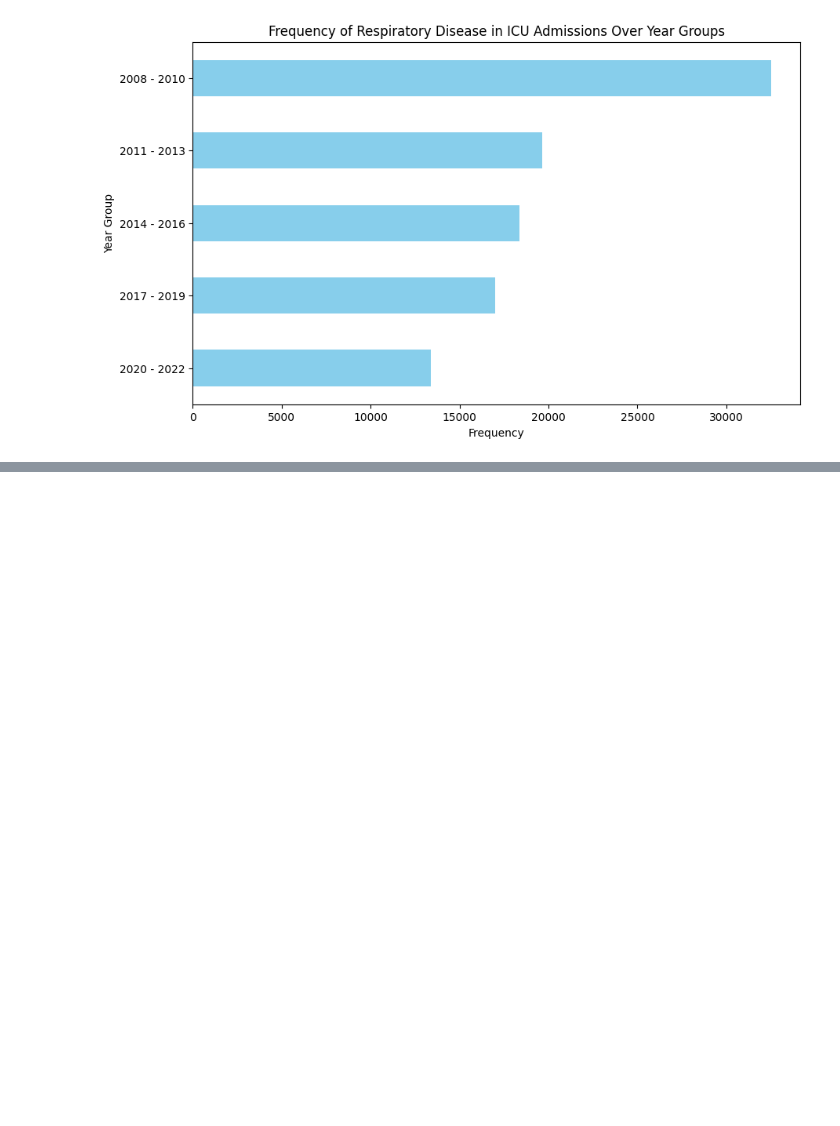
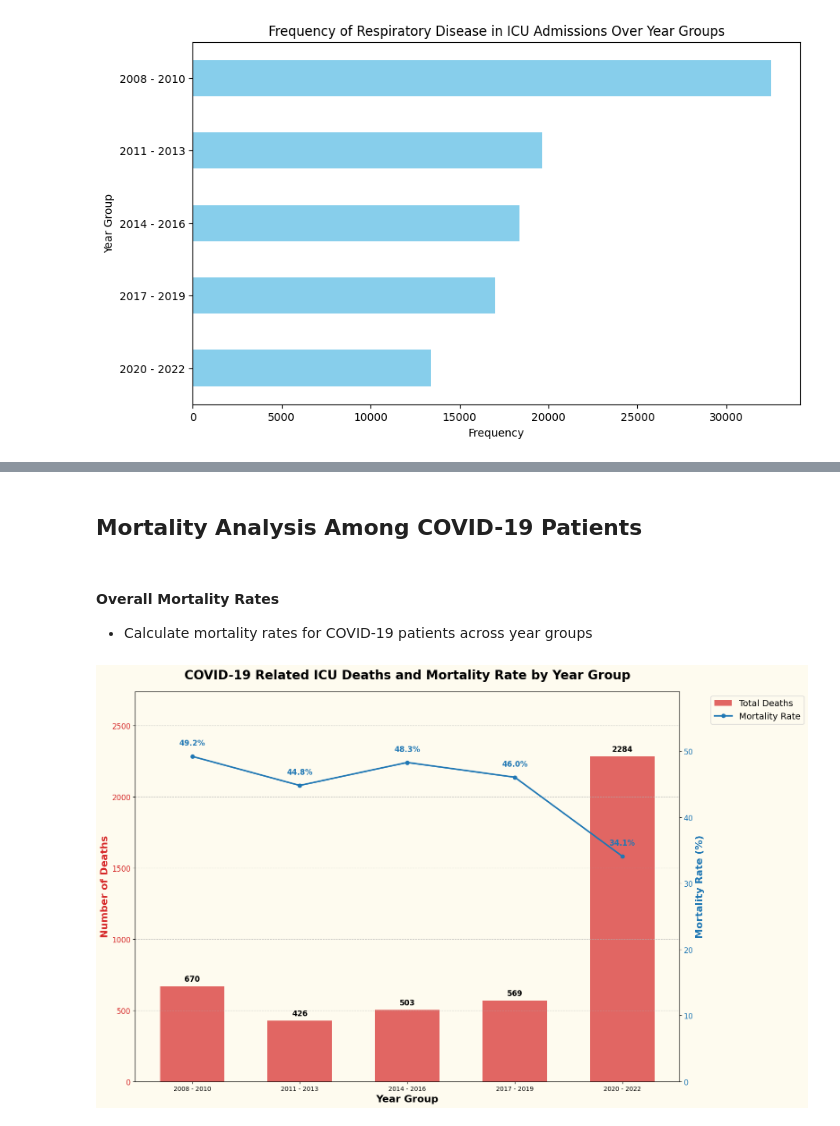
Before and after one commit to JewelsHovan/Milestone-I, a Jupyter notebook: src/Covid_Analysis.ipynb, the cells around one changed output, grey strips where cells are left out. Cells and saved outputs as stored; diff of their text form; code cells hidden in the pictures; blank space fills up the shorter version.

```diff
--- a/src/Covid_Analysis.ipynb
+++ b/src/Covid_Analysis.ipynb
@@ -418,0 +238,79 @@ prescriptions_table
+# %% [markdown]
+## Mortality Analysis Among COVID-19 Patients
+# %% [markdown]
+#### Overall Mortality Rates
+
+- Calculate mortality rates for COVID-19 patients across year groups
+# %%
+def plot_mortality_by_year_group(covid_diagnoses):
+    """
+    Plot the number of COVID-19 related ICU deaths and mortality rate by year group.
+
+    Parameters:
+    covid_diagnoses (pd.DataFrame): DataFrame containing COVID-19 related diagnoses with 'anchor_year_group' and 'is_dead' columns.
+    """
+    # Group by anchor_year_group and calculate total deaths and mortality rate
+    mortality_data = covid_diagnoses.groupby('anchor_year_group').agg({
+        'is_dead': ['count', 'sum']
+    })
+
+    mortality_data.columns = ['total_patients', 'deaths']
+    mortality_data['mortality_rate'] = mortality_data['deaths'] / mortality_data['total_patients'] * 100
+
+    # Sort the year groups in chronological order
+    mortality_data = mortality_data.sort_index(key=lambda x: x.str.split(' - ').str[0].astype(int))
+
+    # Plotting
+    fig, ax1 = plt.subplots(figsize=(16, 10), facecolor='#fefbef')
+    ax1.set_facecolor('#fefbef')
+
+    # Bar plot for total deaths
+    bars = ax1.bar(mortality_data.index, mortality_data['deaths'],
+                   alpha=0.7, color='#d62728', label='Total Deaths', width=0.6)
+    ax1.set_xlabel('Year Group', fontsize=16, weight='bold')
+    ax1.set_ylabel('Number of Deaths', fontsize=16, weight='bold', color='#d62728')
+    ax1.tick_params(axis='y', labelcolor='#d62728', labelsize=12)
+    ax1.set_ylim(0, mortality_data['deaths'].max() * 1.2)
+    ax1.grid(axis='y', linestyle='--', alpha=0.7)
+
+    # Line plot for mortality rate
+    ax2 = ax1.twinx()
+    line = ax2.plot(mortality_data.index, mortality_data['mortality_rate'],
+                   color='#1f77b4', marker='o', linewidth=2.5, label='Mortality Rate')
+    ax2.set_ylabel('Mortality Rate (%)', fontsize=16, weight='bold', color='#1f77b4')
+    ax2.tick_params(axis='y', labelcolor='#1f77b4', labelsize=12)
+    ax2.set_ylim(0, mortality_data['mortality_rate'].max() * 1.2)
+
+    # Title and legend
+    plt.title('COVID-19 Related ICU Deaths and Mortality Rate by Year Group', fontsize=20, weight='bold', pad=20)
+    handles1, labels1 = ax1.get_legend_handles_labels()
+    handles2, labels2 = ax2.get_legend_handles_labels()
+    plt.legend(handles=handles1 + handles2, labels=labels1 + labels2,
+               loc='upper left', fontsize=14, bbox_to_anchor=(1.05, 1))
+
+    # Rotate x-axis labels
+    plt.xticks(rotation=45, ha='right', fontsize=12)
+
+    # Add value labels on bars
+    for bar in bars:
+        height = bar.get_height()
+        ax1.annotate(f'{int(height)}',
+                    xy=(bar.get_x() + bar.get_width() / 2, height),
+                    xytext=(0, 5),  # 5 points vertical offset
+                    textcoords="offset points",
+                    ha='center', va='bottom', fontsize=12, fontweight='bold')
+
+    # Add value labels on line plot
+    for x, y in zip(mortality_data.index, mortality_data['mortality_rate']):
+        ax2.annotate(f'{y:.1f}%',
+                    xy=(x, y),
+                    xytext=(0, 15),
+                    textcoords="offset points",
+                    ha='center', va='bottom', fontsize=12, color='#1f77b4', fontweight='bold')
+
+    plt.tight_layout()
+    plt.show()
+
+plot_mortality_by_year_group(covid_diagnoses)
+# %% [output]
+[figure, added]
```
Also changed, not shown: parts of 76 cells of this notebook, 3 other files.
